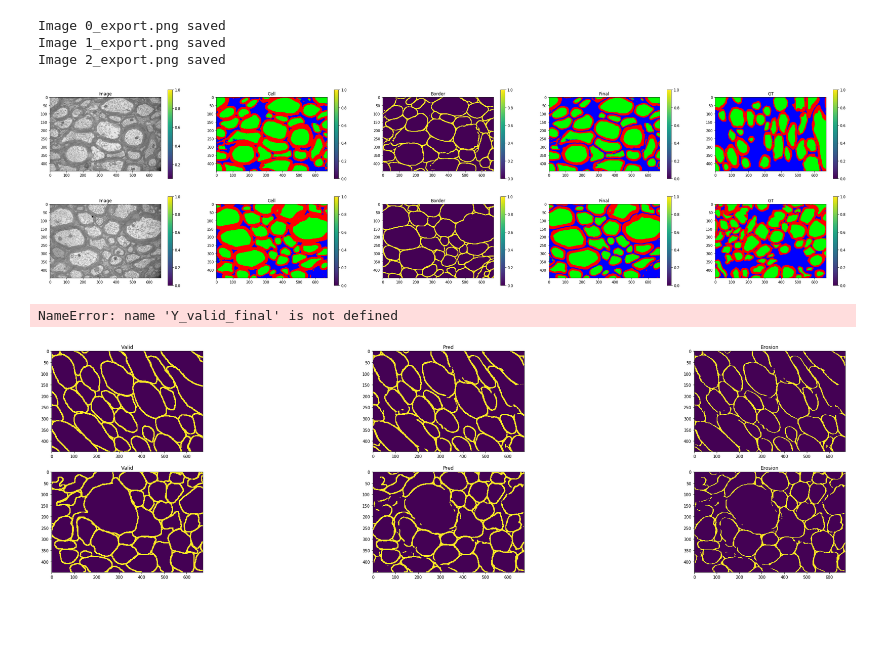
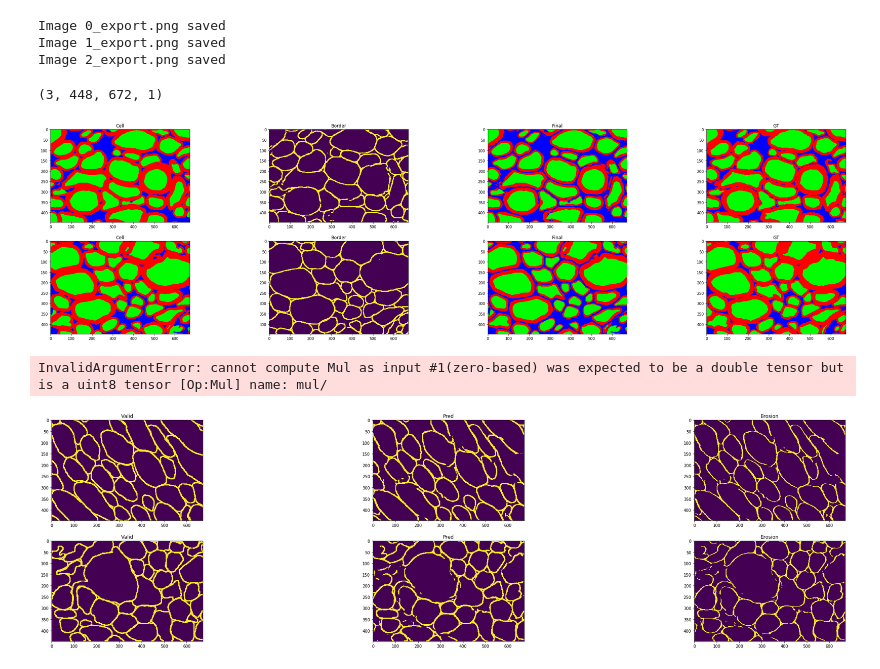
Before and after one commit to MercierLucas/MyelinDeepContourSegmentation, a Jupyter notebook: DeepMyelinSheatSegmentation.ipynb, the cells around one changed output. Saved outputs shown, nothing was run; the diff lists cells and outputs as text; code cells hidden in the pictures; blank space fills up the shorter version.

```diff
--- a/DeepMyelinSheatSegmentation.ipynb
+++ b/DeepMyelinSheatSegmentation.ipynb
@@ -569,22 +569,28 @@ for img_id in range(len(Y_pred_final)):
 Image 0_export.png saved
 Image 1_export.png saved
 Image 2_export.png saved
+# %%
+Y_new_border = np.logical_and(Y_pred_cell[:,:,:,0],Y_pred_border[:,:,:,0])
+Y_new_border = np.expand_dims(Y_new_border,axis=-1)
+Y_new_border.shape
+# %% [output]
+(3, 448, 672, 1)
 # %%
 plt.figure(figsize=(40,10))
-masks = [X_valid,Y_pred_cell,Y_pred_border[:,:,:,0],Y_pred_final,Y_valid_cell]
+masks = [Y_pred_cell,Y_pred_border[:,:,:,0],Y_pred_final,Y_valid_cell]
 #masks = [Y_pred_final,Y_valid]
-titles = ["Image","Cell","Border","Final","GT"]
+titles = ["Cell","Border","Final","GT"]
 #titles = ["Final","GT"]
-visualization.compare_images(masks ,titles,2,True)
+visualization.compare_images(masks ,titles,2,False)
 # %% [output]
-[figure, old version]
+[figure, new version]
 # %%
 #Y_valid = Y_valid.astype("float64")
-sheath_diff = dice_coef(Y_pred_final[:,:,:,0],Y_valid_final[:,:,:,0])
-cell_diff = dice_coef(Y_pred_final[:,:,:,1],Y_valid_final[:,:,:,1])
-bg_diff = dice_coef(Y_pred_final[:,:,:,2],Y_valid_final[:,:,:,2])
+sheath_diff = metrics.dice_coef(Y_pred_final[:,:,:,0],Y_valid[:,:,:,0])
+cell_diff = metrics.dice_coef(Y_pred_final[:,:,:,1],Y_valid[:,:,:,1])
+bg_diff = metrics.dice_coef(Y_pred_final[:,:,:,2],Y_valid[:,:,:,2])
 
-total_diff = dice_coef(Y_pred_final,Y_valid_cell)
+total_diff = metrics.dice_coef(Y_pred_final,Y_valid)
 #border_diff = dice_coef(Y_valid_bin[:,:,:,2],Y_pred_final[:,:,:,2])
 #total_dice  = dice_coef(Y_valid_bin,Y_pred_final)
 print(f"Sheath dice {sheath_diff}")
@@ -593,7 +599,7 @@ print(f"Mean Sheath/Cell dice {(sheath_diff+cell_diff)/2}")
 print(f"Bg dice {bg_diff}")
 print(f"Total dice {total_diff}")
 # %% [output]
-NameError: name 'Y_valid_final' is not defined
+InvalidArgumentError: cannot compute Mul as input #1(zero-based) was expected to be a double tensor but is a uint8 tensor [Op:Mul] name: mul/
 # %%
 def pred_final(x):
     pred_cell = model_cell.predict(x)
```
Also changed, not shown: parts of 7 cells of this notebook.
